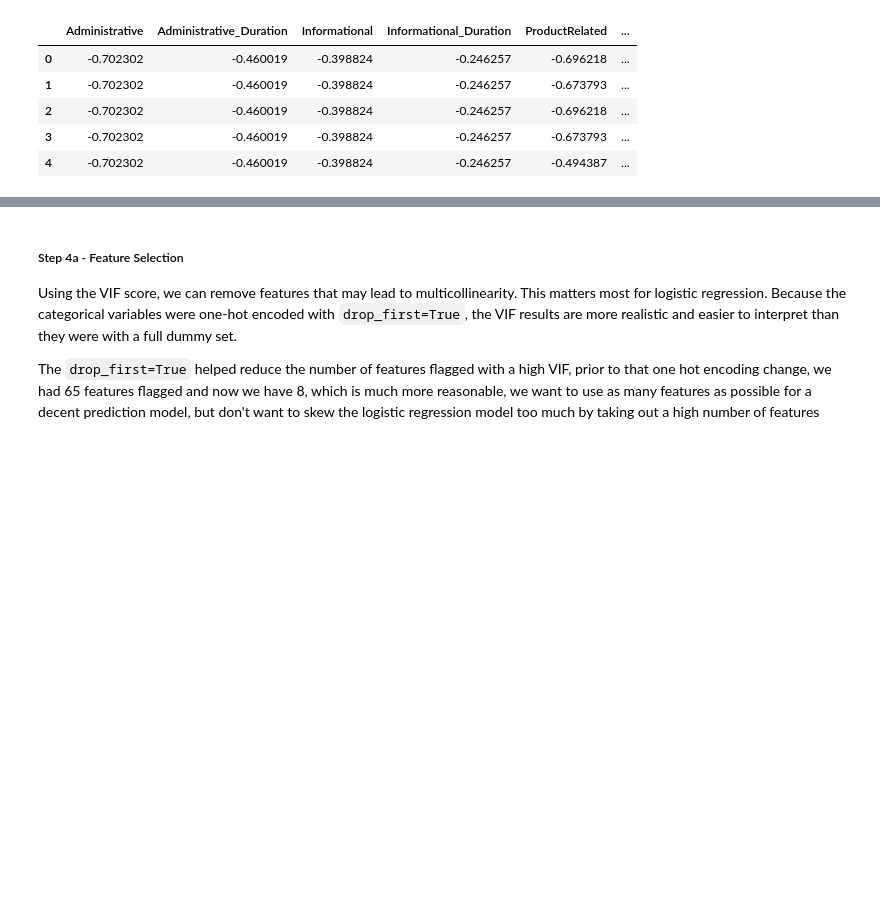
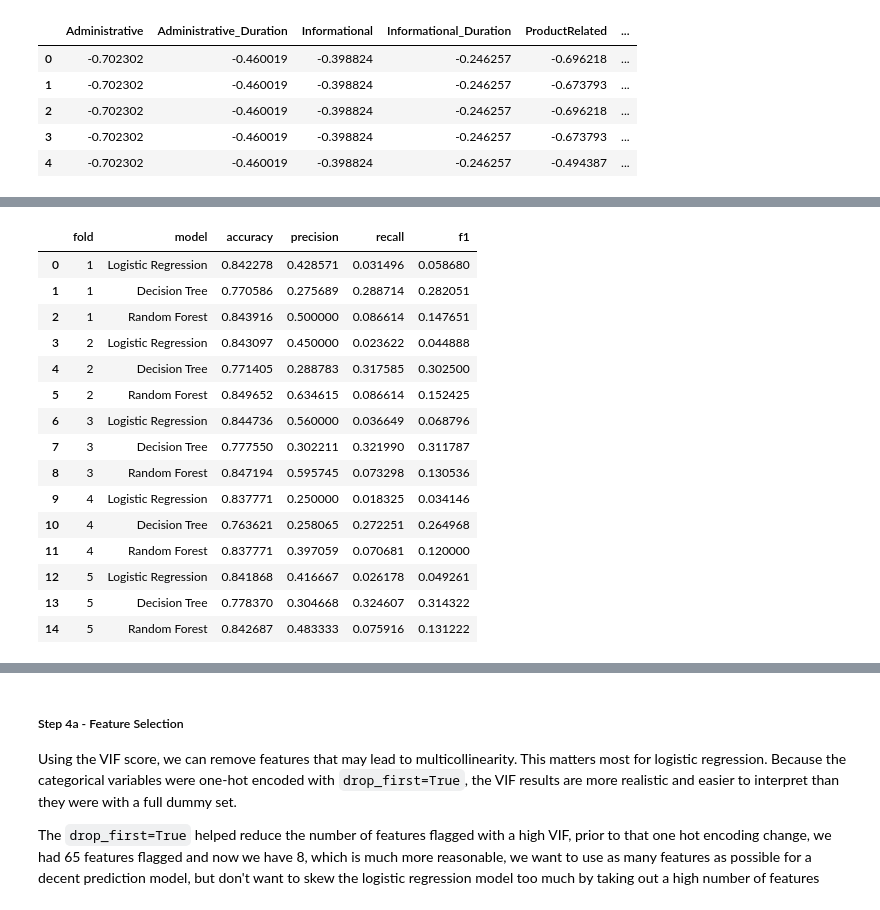
Before and after one commit to danwfreeman/purchase-intention, a Jupyter notebook: final-project.ipynb, the cells around one changed output, grey strips where cells are left out. Drawn from its saved outputs; the diff is of its cells as text; code cells hidden in the pictures; blank space fills up the shorter version.

```diff
--- a/final-project.ipynb
+++ b/final-project.ipynb
@@ -328,0 +339,80 @@ y shape: (12205,)
+# %%
+from sklearn.ensemble import RandomForestClassifier
+from sklearn.model_selection import StratifiedKFold
+
+kfold = StratifiedKFold(n_splits=5, shuffle=True, random_state=42)
+kfold_results = []
+
+for fold_number, (train_index, test_index) in enumerate(kfold.split(X_tree, y), start=1):
+    X_logistic_train_fold = X_logistic.iloc[train_index]
+    X_logistic_test_fold = X_logistic.iloc[test_index]
+    X_tree_train_fold = X_tree.iloc[train_index]
+    X_tree_test_fold = X_tree.iloc[test_index]
+    y_train_fold = y.iloc[train_index]
+    y_test_fold = y.iloc[test_index]
+
+    logistic_fold_model = LogisticRegression(max_iter=1000, random_state=42)
+    logistic_fold_model.fit(X_logistic_train_fold, y_train_fold)
+    logistic_fold_pred = logistic_fold_model.predict(X_logistic_test_fold)
+
+    tree_fold_model = DecisionTreeClassifier(random_state=42)
+    tree_fold_model.fit(X_tree_train_fold, y_train_fold)
+    tree_fold_pred = tree_fold_model.predict(X_tree_test_fold)
+
+    forest_fold_model = RandomForestClassifier(
+        n_estimators=200,
+        random_state=42,
+        n_jobs=-1,
+    )
+    forest_fold_model.fit(X_tree_train_fold, y_train_fold)
+    forest_fold_pred = forest_fold_model.predict(X_tree_test_fold)
+
+    fold_predictions = [
+        ("Logistic Regression", logistic_fold_pred),
+        ("Decision Tree", tree_fold_pred),
+        ("Random Forest", forest_fold_pred),
+    ]
+
+    for model_name, predictions in fold_predictions:
+        kfold_results.append(
+            {
+                "fold": fold_number,
+                "model": model_name,
+                "accuracy": accuracy_score(y_test_fold, predictions),
+                "precision": precision_score(y_test_fold, predictions, zero_division=0),
+                "recall": recall_score(y_test_fold, predictions, zero_division=0),
+                "f1": classification_report(
+                    y_test_fold,
+                    predictions,
+                    output_dict=True,
+                    zero_division=0,
+                )["1"]["f1-score"],
+            }
+        )
+
+kfold_results_df = pd.DataFrame(kfold_results)
+kfold_summary = (
+    kfold_results_df.groupby("model")[["accuracy", "precision", "recall", "f1"]]
+    .agg(["mean", "std"])
+    .round(4)
+)
+
+display(kfold_results_df)
+display(kfold_summary)
+# %% [output]
+|  | fold | model | accuracy | precision | recall | f1 |
+| 0 | 1 | Logistic Regression | 0.842278 | 0.428571 | 0.031496 | 0.058680 |
+| 1 | 1 | Decision Tree | 0.770586 | 0.275689 | 0.288714 | 0.282051 |
+| 2 | 1 | Random Forest | 0.843916 | 0.500000 | 0.086614 | 0.147651 |
+| 3 | 2 | Logistic Regression | 0.843097 | 0.450000 | 0.023622 | 0.044888 |
+| 4 | 2 | Decision Tree | 0.771405 | 0.288783 | 0.317585 | 0.302500 |
+| 5 | 2 | Random Forest | 0.849652 | 0.634615 | 0.086614 | 0.152425 |
+| 6 | 3 | Logistic Regression | 0.844736 | 0.560000 | 0.036649 | 0.068796 |
+| 7 | 3 | Decision Tree | 0.777550 | 0.302211 | 0.321990 | 0.311787 |
+| 8 | 3 | Random Forest | 0.847194 | 0.595745 | 0.073298 | 0.130536 |
+| 9 | 4 | Logistic Regression | 0.837771 | 0.250000 | 0.018325 | 0.034146 |
+| 10 | 4 | Decision Tree | 0.763621 | 0.258065 | 0.272251 | 0.264968 |
+| 11 | 4 | Random Forest | 0.837771 | 0.397059 | 0.070681 | 0.120000 |
+| 12 | 5 | Logistic Regression | 0.841868 | 0.416667 | 0.026178 | 0.049261 |
+| 13 | 5 | Decision Tree | 0.778370 | 0.304668 | 0.324607 | 0.314322 |
+| 14 | 5 | Random Forest | 0.842687 | 0.483333 | 0.075916 | 0.131222 |
```
Also changed, not shown: parts of 9 cells of this notebook.
